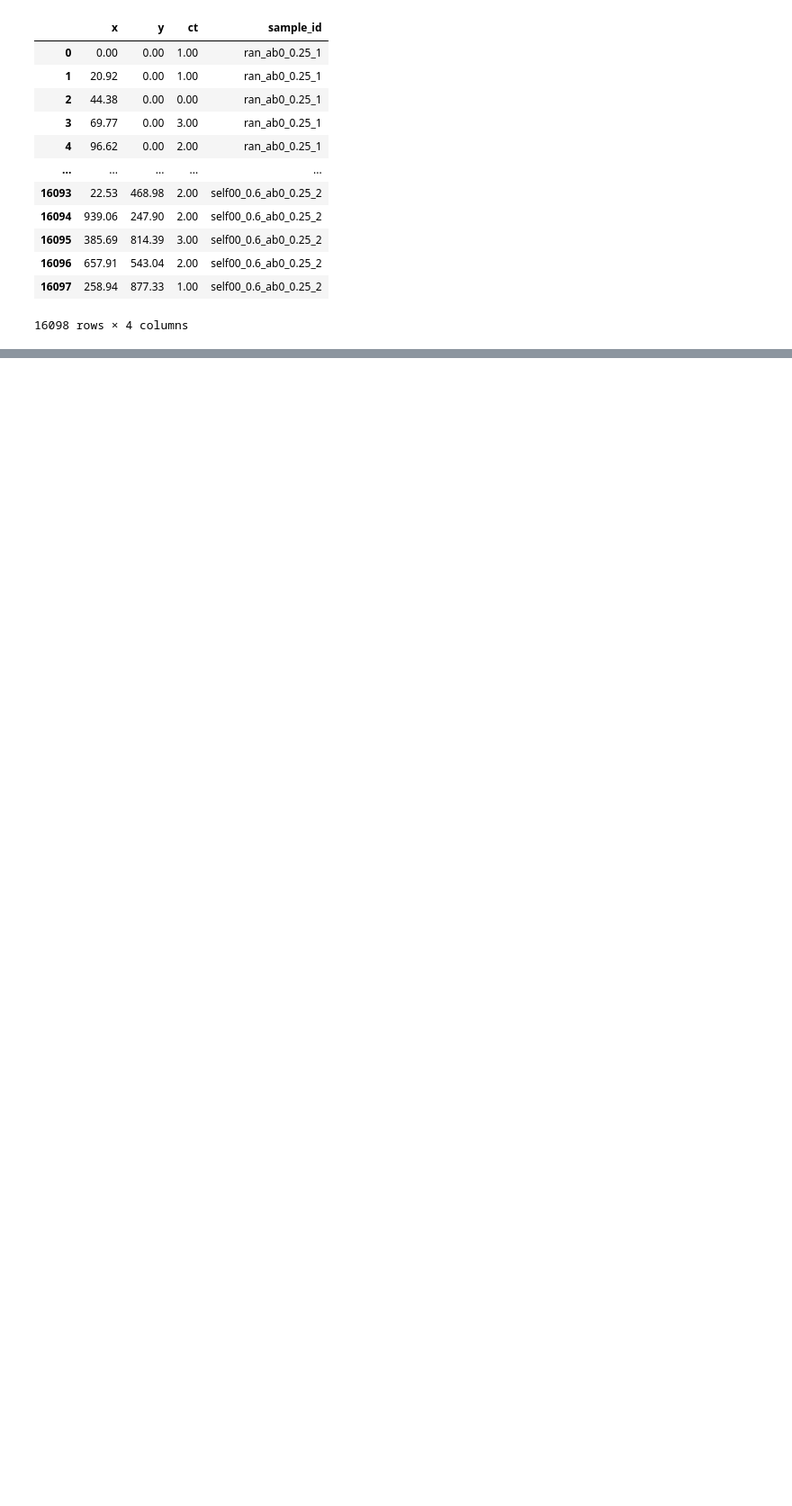
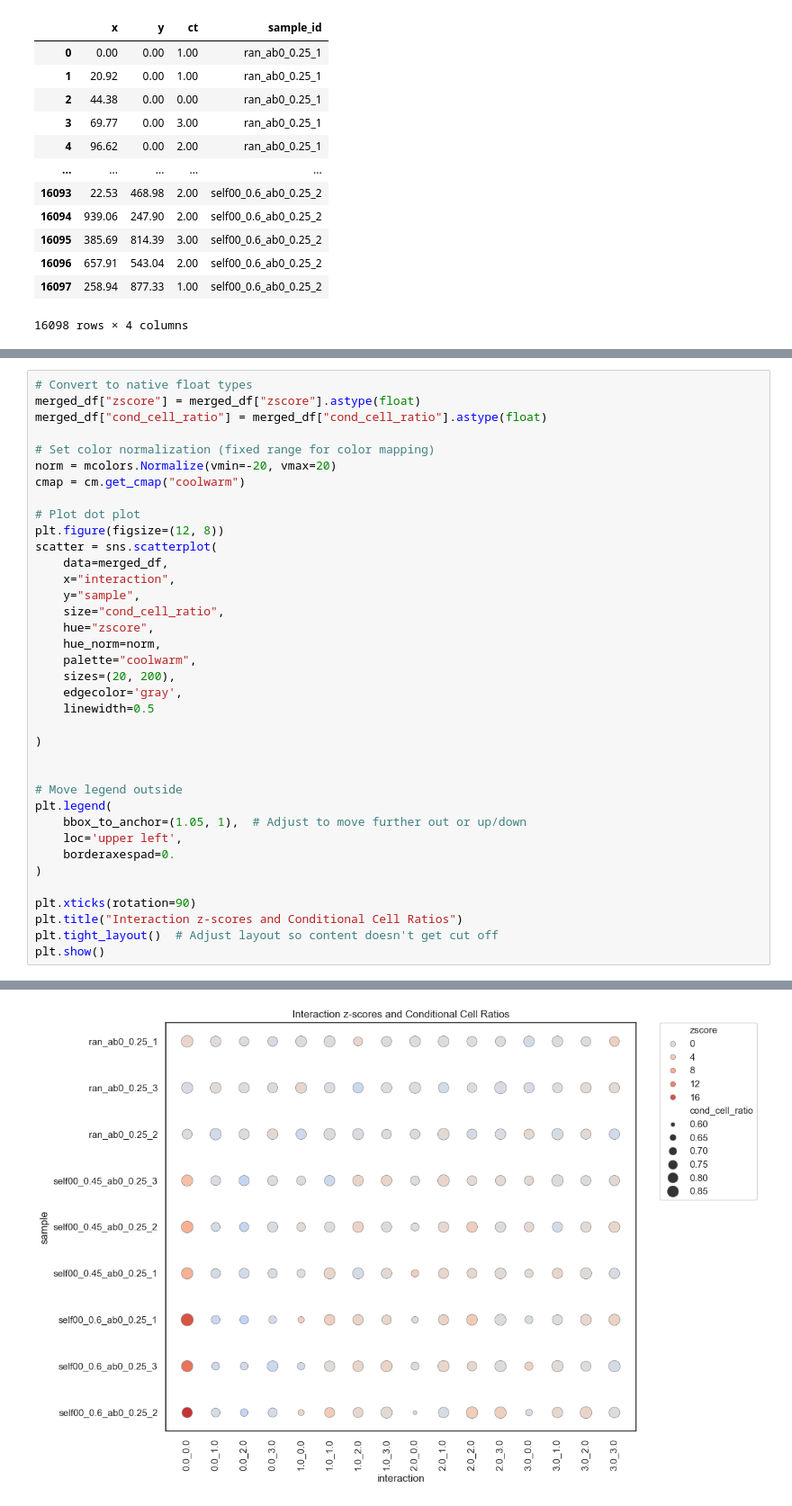
Before and after one commit to SchapiroLabor/NEP_scimap, a Jupyter notebook: tutorial/COZI_tutorial.ipynb, the cells around one changed output, grey strips where cells are left out. Shown: that part at 90% size. Saved outputs shown, nothing was run; the diff lists cells and outputs as text; blank space fills up the shorter version.

```diff
--- a/tutorial/COZI_tutorial.ipynb
+++ b/tutorial/COZI_tutorial.ipynb
@@ -171,0 +175,38 @@ One can see the differences in the NEP scores in the random (ran), weak (self00_
+# %%
+# Convert to native float types
+merged_df["zscore"] = merged_df["zscore"].astype(float)
+merged_df["cond_cell_ratio"] = merged_df["cond_cell_ratio"].astype(float)
+
+# Set color normalization (fixed range for color mapping)
+norm = mcolors.Normalize(vmin=-20, vmax=20)
+cmap = cm.get_cmap("coolwarm")
+
+# Plot dot plot
+plt.figure(figsize=(12, 8))
+scatter = sns.scatterplot(
+    data=merged_df,
+    x="interaction",
+    y="sample",
+    size="cond_cell_ratio",
+    hue="zscore",
+    hue_norm=norm,
+    palette="coolwarm",
+    sizes=(20, 200),
+    edgecolor='gray',
+    linewidth=0.5
+
+)
+
+
+# Move legend outside
+plt.legend(
+    bbox_to_anchor=(1.05, 1),  # Adjust to move further out or up/down
+    loc='upper left',
+    borderaxespad=0.
+)
+
+plt.xticks(rotation=90)
+plt.title("Interaction z-scores and Conditional Cell Ratios")
+plt.tight_layout()  # Adjust layout so content doesn't get cut off
+plt.show()
+# %% [output]
@@ -171,0 +214 @@ One can see the differences in the NEP scores in the random (ran), weak (self00_
+[figure, added]
```
Also changed, not shown: parts of 10 cells of this notebook.
